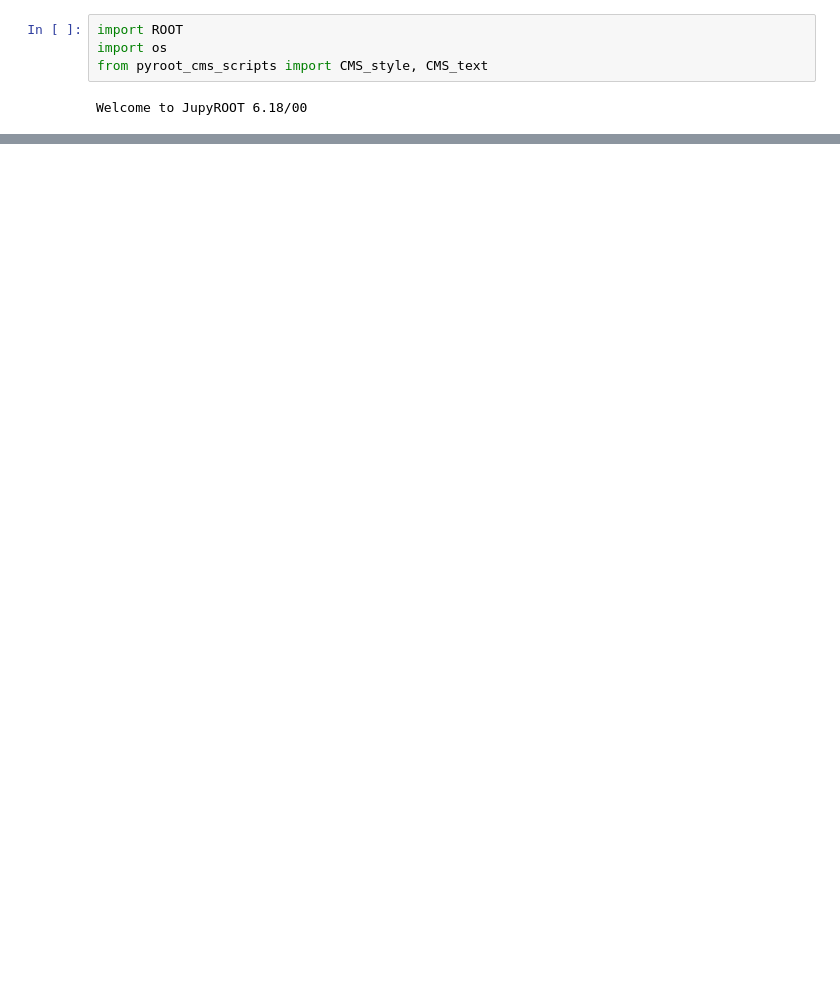
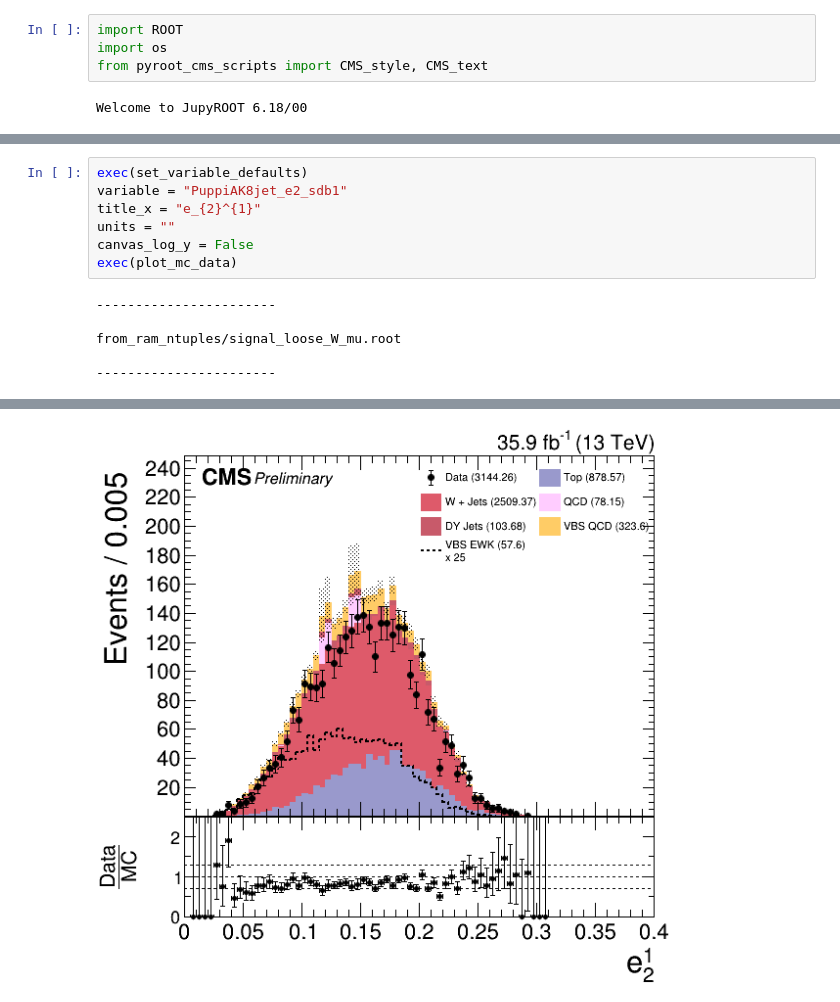
Before and after one commit to singh-ramanpreet/VVjjSemileptonic-Analysis, a Jupyter notebook: plotting/plots_variables.ipynb, the cells around one changed output, grey strips where cells are left out. Drawn from its saved outputs; the diff is of its cells as text; blank space fills up the shorter version.

```diff
--- a/plotting/plots_variables.ipynb
+++ b/plotting/plots_variables.ipynb
@@ -275,0 +296,13 @@ Warning in <TGraphAsymmErrors::Divide>: Number of graph points is different than
+# %%
+exec(set_variable_defaults)
+variable = "PuppiAK8jet_e2_sdb1"
+title_x = "e_{2}^{1}"
+units = ""
+canvas_log_y = False
+exec(plot_mc_data)
+# %% [output]
+-----------------------
+
+from_ram_ntuples/signal_loose_W_mu.root
+
+-----------------------
@@ -275,0 +311 @@ Warning in <TGraphAsymmErrors::Divide>: Number of graph points is different than
+[figure, added]
```
Also changed, not shown: parts of 27 cells of this notebook, 1 other file.
